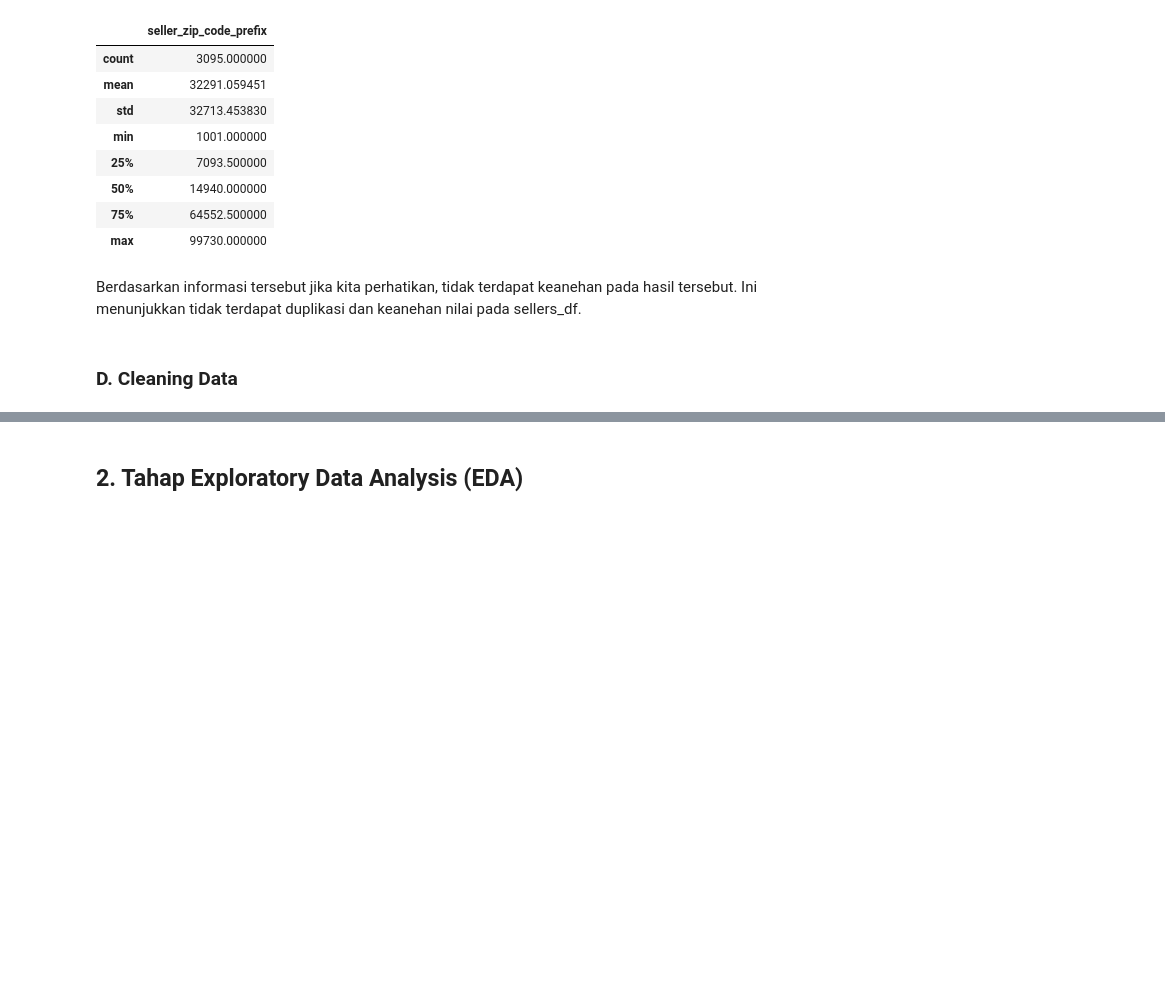
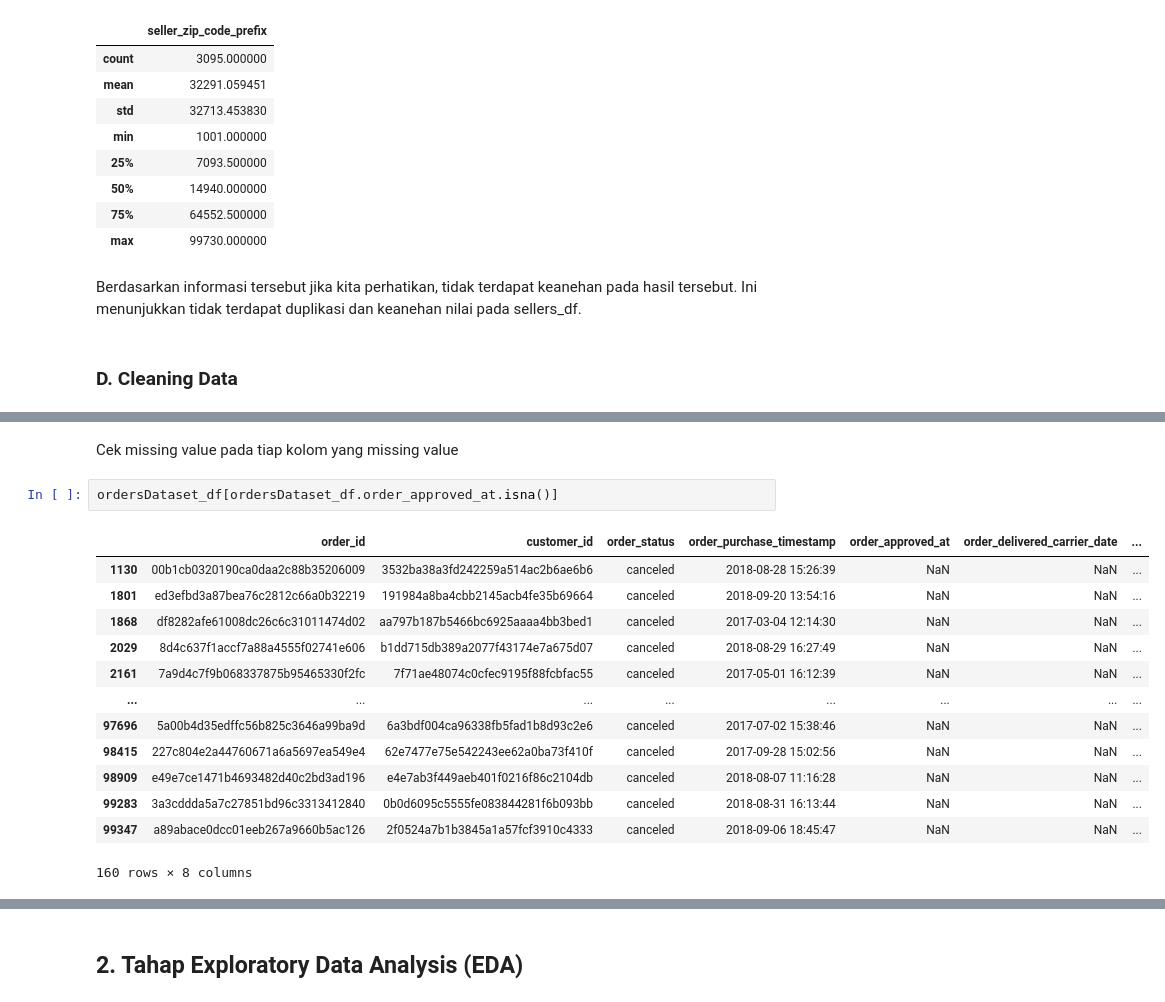
Before and after one commit to NuryaFahruRosyidin2406/Dicoding_Learn-Data-Scientist, a Jupyter notebook: Submission Project Analisis Data/Submission_Project_Analisis_Data.ipynb, the cells around one changed output, grey strips where cells are left out. Saved outputs shown, nothing was run; the diff lists cells and outputs as text; blank space fills up the shorter version.

```diff
--- a/Submission Project Analisis Data/Submission_Project_Analisis_Data.ipynb
+++ b/Submission Project Analisis Data/Submission_Project_Analisis_Data.ipynb
@@ -768,0 +985,18 @@ okay, cleaning pada dataset hour_df sudah siap
+# %% [markdown]
+Cek missing value pada tiap kolom yang missing value
+# %%
+ordersDataset_df[ordersDataset_df.order_approved_at.isna()]
+# %% [output]
+|  | order_id | customer_id | order_status | order_purchase_timestamp | order_approved_at | order_delivered_carrier_date | ... |
+| 1130 | 00b1cb0320190ca0daa2c88b35206009 | 3532ba38a3fd242259a514ac2b6ae6b6 | canceled | 2018-08-28 15:26:39 | NaN | NaN | ... |
+| 1801 | ed3efbd3a87bea76c2812c66a0b32219 | 191984a8ba4cbb2145acb4fe35b69664 | canceled | 2018-09-20 13:54:16 | NaN | NaN | ... |
+| 1868 | df8282afe61008dc26c6c31011474d02 | aa797b187b5466bc6925aaaa4bb3bed1 | canceled | 2017-03-04 12:14:30 | NaN | NaN | ... |
+| 2029 | 8d4c637f1accf7a88a4555f02741e606 | b1dd715db389a2077f43174e7a675d07 | canceled | 2018-08-29 16:27:49 | NaN | NaN | ... |
+| 2161 | 7a9d4c7f9b068337875b95465330f2fc | 7f71ae48074c0cfec9195f88fcbfac55 | canceled | 2017-05-01 16:12:39 | NaN | NaN | ... |
+| ... | ... | ... | ... | ... | ... | ... | ... |
+| 97696 | 5a00b4d35edffc56b825c3646a99ba9d | 6a3bdf004ca96338fb5fad1b8d93c2e6 | canceled | 2017-07-02 15:38:46 | NaN | NaN | ... |
+| 98415 | 227c804e2a44760671a6a5697ea549e4 | 62e7477e75e542243ee62a0ba73f410f | canceled | 2017-09-28 15:02:56 | NaN | NaN | ... |
+| 98909 | e49e7ce1471b4693482d40c2bd3ad196 | e4e7ab3f449aeb401f0216f86c2104db | canceled | 2018-08-07 11:16:28 | NaN | NaN | ... |
+| 99283 | 3a3cddda5a7c27851bd96c3313412840 | 0b0d6095c5555fe083844281f6b093bb | canceled | 2018-08-31 16:13:44 | NaN | NaN | ... |
+| 99347 | a89abace0dcc01eeb267a9660b5ac126 | 2f0524a7b1b3845a1a57fcf3910c4333 | canceled | 2018-09-06 18:45:47 | NaN | NaN | ... |
+160 rows × 8 columns
```
Also changed, not shown: parts of 83 cells of this notebook.
